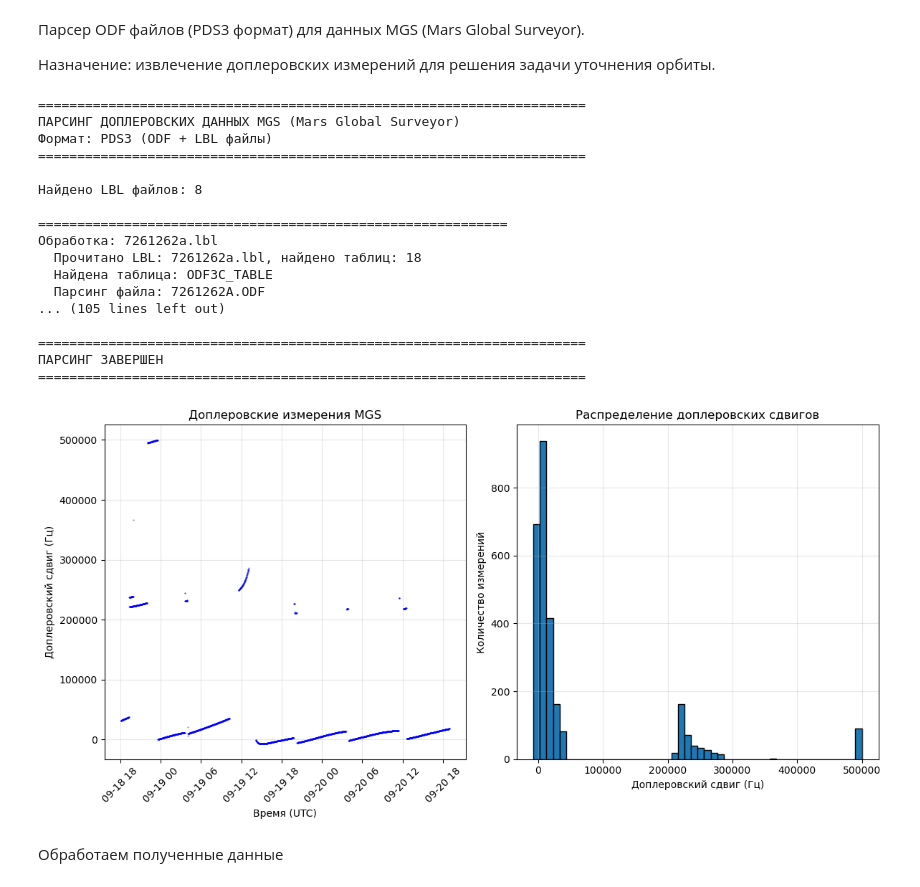
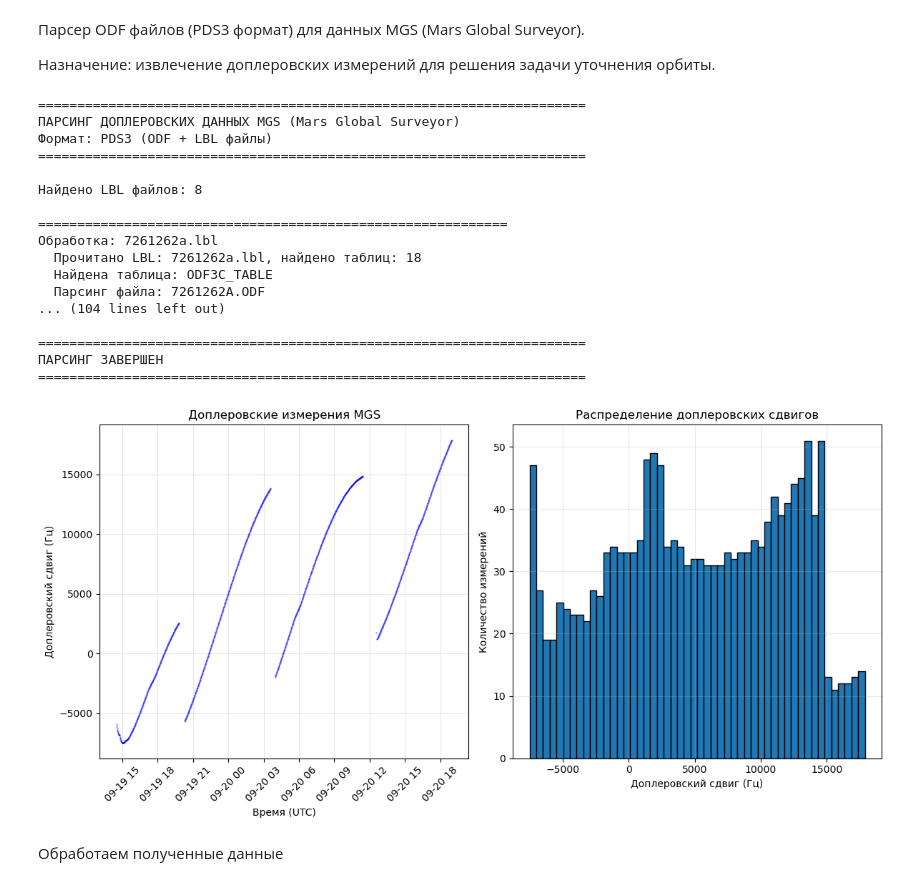
Before and after one commit to nikitakozmin/spacecraft_orbit-clarification, a Jupyter notebook: parser.ipynb, the cells around one changed output. Saved outputs shown, nothing was run; the diff lists cells and outputs as text; code cells hidden in the pictures.

Commit message:
data trimming for the parser

```diff
--- a/parser.ipynb
+++ b/parser.ipynb
@@ -161,7 +161,7 @@ class MGSDopplerParserPDS3:
             #  Фильтр по data_type_id
             # 11 2‑way Doppler (частота передатчика на станции фиксированная)
             # 12 Ramped Doppler (частота станции не постоянна, а рампится)
-            valid_data_types = [11, 12]
+            valid_data_types = [12]
             if data_type_id not in valid_data_types:
                 return None
 
@@ -171,7 +171,7 @@ class MGSDopplerParserPDS3:
 
             # Фильтр по физической реалистичности
             # Доплер для межпланетной связи обычно в пределах ±100 кГц
-            if abs(doppler_hz) > 500000:  # Порог в 500 кГц увеличен из-за многих пропущенных значений # TODO: поменять на 100 при необходимости
+            if abs(doppler_hz) > 100000:  # TODO: поменять на 500 при необходимости
                 return None
 
             # 4. Извлечение reference frequency (Items 15-19)
@@ -194,6 +194,21 @@ class MGSDopplerParserPDS3:
                 # Но не пропускаем, если это тестовые данные
                 if utc_time.year < 1950 or utc_time.year > 2100:
                     return None
+
+            # Взятие нужного промежутка
+            if utc_time.day <= 18:
+                return None
+            elif utc_time.day == 19:
+                # # Половина
+                # if utc_time.hour <= 17:
+                #     return None
+
+                # Взятие чуть больше половины для учета хвоста из первого измерения
+                if utc_time.hour <= 13:
+                    return None
+                elif utc_time.hour == 14:
+                    if utc_time.minute <= 29:
+                        return None
 
             # 6. Формирование результата
             record = {
@@ -516,35 +531,35 @@ if __name__ == "__main__":
 
             plt.tight_layout()
             plt.savefig('output_data/mgs_doppler_plot.png', dpi=150)
             print("\nГрафик сохранен в файл: output_data/mgs_doppler_plot.png")
 
         except ImportError:
             print("\nДля построения графиков установите matplotlib: pip install matplotlib")
         except Exception as e:
             print(f"\nОшибка при построении графиков: {e}")
 
     print("\n" + "="*70)
     print("ПАРСИНГ ЗАВЕРШЕН")
     print("="*70)
 # %% [output]
 ======================================================================
 ПАРСИНГ ДОПЛЕРОВСКИХ ДАННЫХ MGS (Mars Global Surveyor)
 Формат: PDS3 (ODF + LBL файлы)
 ======================================================================
 
 Найдено LBL файлов: 8
 
 ============================================================
 Обработка: 7261262a.lbl
   Прочитано LBL: 7261262a.lbl, найдено таблиц: 18
   Найдена таблица: ODF3C_TABLE
   Парсинг файла: 7261262A.ODF
-... (105 lines left out)
+... (104 lines left out)
 
 ======================================================================
 ПАРСИНГ ЗАВЕРШЕН
 ======================================================================
-[figure, old version]
+[figure, new version]
 # %% [markdown]
 Обработаем полученные данные
 # %%
```
Also changed, not shown: parts of 1 cell of this notebook.
